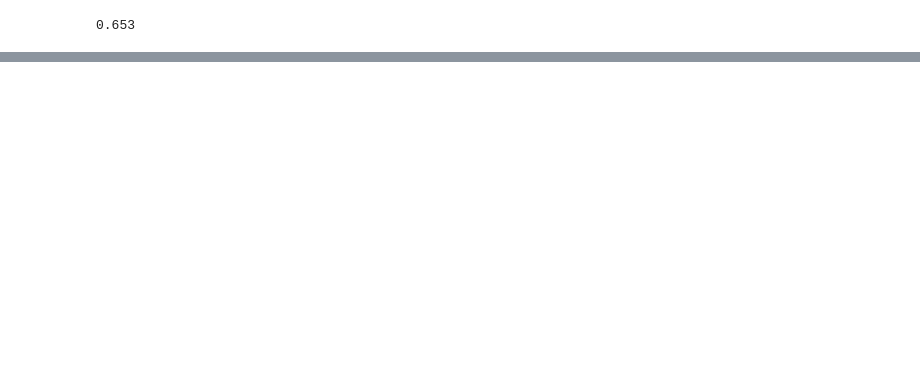
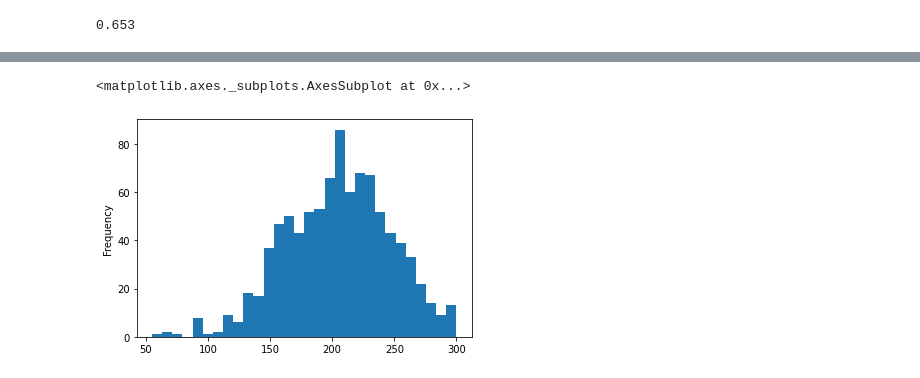
Before and after one commit to GKurek94/Data-Science-projects, a Jupyter notebook: Student_performance.ipynb, the cells around one changed output, grey strips where cells are left out. Saved outputs shown, nothing was run; the diff lists cells and outputs as text; code cells hidden in the pictures; blank space fills up the shorter version.

```diff
--- a/Student_performance.ipynb
+++ b/Student_performance.ipynb
@@ -149,0 +181,3 @@ df4.unstack(level=1).plot(kind='bar', subplots=False, title = "Precentage divers
+# %%
+category_columns = [column for column in df.columns if df[column].dtype == 'O']
+category_columns
@@ -149,0 +193,4 @@ df4.unstack(level=1).plot(kind='bar', subplots=False, title = "Precentage divers
+# %%
+for column in category_columns:
+  dff[column] = dff[column].astype('category')
+dff.info()
@@ -149,0 +231,2 @@ df4.unstack(level=1).plot(kind='bar', subplots=False, title = "Precentage divers
+# %%
+dff['score'] = dff['math_score'] + dff['reading_score'] + dff['writing_score']
@@ -149,0 +235,4 @@ df4.unstack(level=1).plot(kind='bar', subplots=False, title = "Precentage divers
+# %%
+dff = dff.drop('math_score', axis=1)
+dff = dff.drop('reading_score', axis=1)
+dff = dff.drop('writing_score', axis=1)
@@ -149,0 +275,5 @@ df4.unstack(level=1).plot(kind='bar', subplots=False, title = "Precentage divers
+# %%
+dff.score.plot(kind='hist', bins=30)
+# %% [output]
+<matplotlib.axes._subplots.AxesSubplot at 0x...>
+[figure, added]
```
Also changed, not shown: parts of 33 cells of this notebook.
